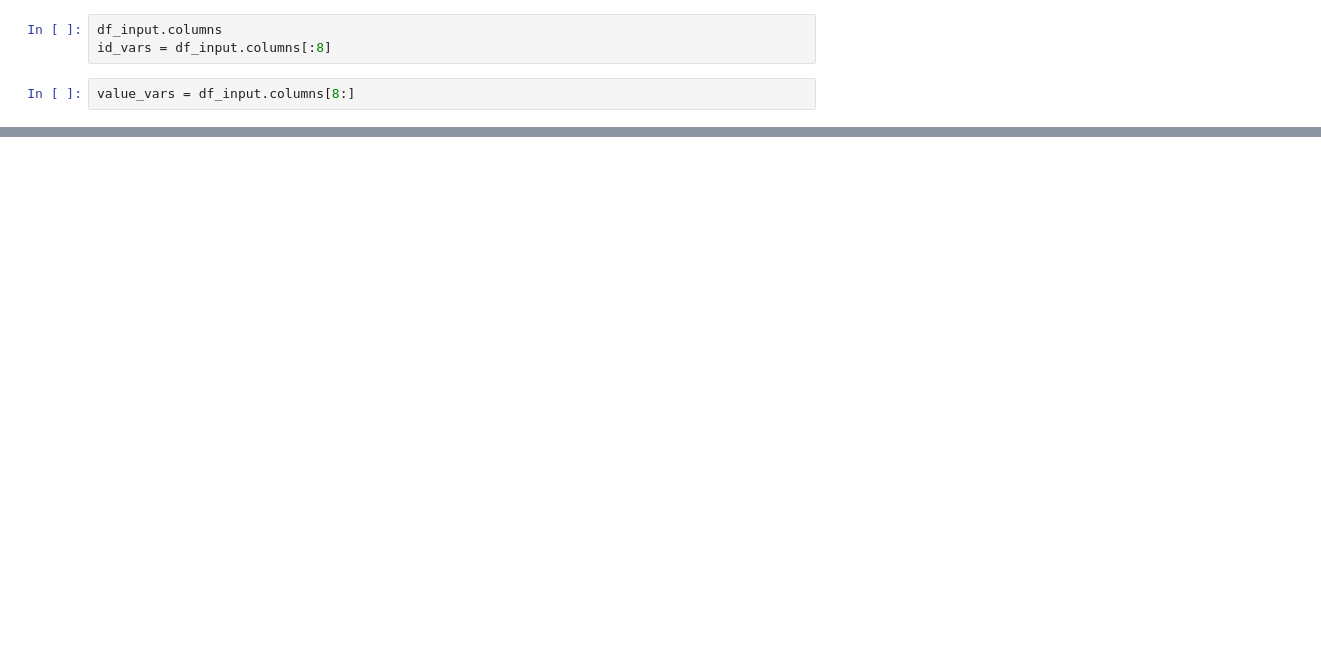
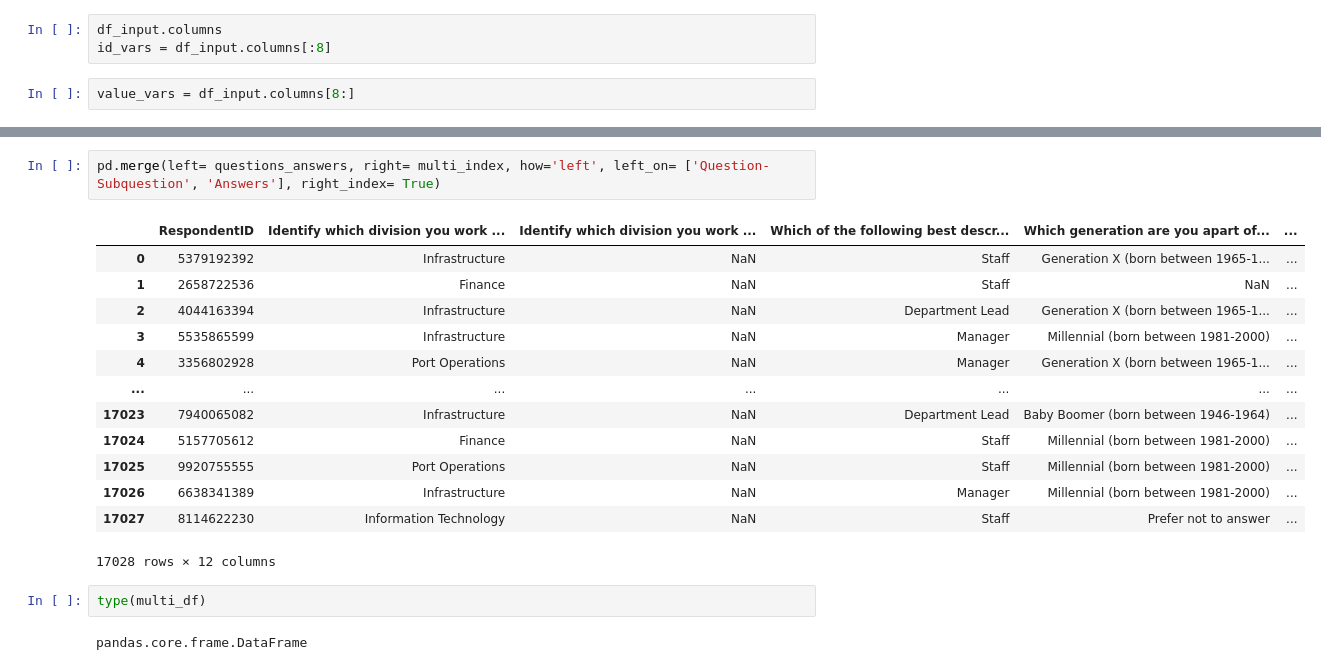
Before and after one commit to btsalau/Transforming-Servey-Data-With-Pandas, a Jupyter notebook: script.ipynb, the cells around one changed output, grey strips where cells are left out. Drawn from its saved outputs; the diff is of its cells as text; blank space fills up the shorter version.

```diff
--- a/script.ipynb
+++ b/script.ipynb
@@ -67,0 +191,20 @@ value_vars = df_input.columns[8:]
+# %%
+pd.merge(left= questions_answers, right= multi_index, how='left', left_on= ['Question-Subquestion', 'Answers'], right_index= True)
+# %% [output]
+|  | RespondentID | Identify which division you work ... | Identify which division you work ... | Which of the following best descr... | Which generation are you apart of... | ... |
+| 0 | 5379192392 | Infrastructure | NaN | Staff | Generation X (born between 1965-1... | ... |
+| 1 | 2658722536 | Finance | NaN | Staff | NaN | ... |
+| 2 | 4044163394 | Infrastructure | NaN | Department Lead | Generation X (born between 1965-1... | ... |
+| 3 | 5535865599 | Infrastructure | NaN | Manager | Millennial (born between 1981-2000) | ... |
+| 4 | 3356802928 | Port Operations | NaN | Manager | Generation X (born between 1965-1... | ... |
+| ... | ... | ... | ... | ... | ... | ... |
+| 17023 | 7940065082 | Infrastructure | NaN | Department Lead | Baby Boomer (born between 1946-1964) | ... |
+| 17024 | 5157705612 | Finance | NaN | Staff | Millennial (born between 1981-2000) | ... |
+| 17025 | 9920755555 | Port Operations | NaN | Staff | Millennial (born between 1981-2000) | ... |
+| 17026 | 6638341389 | Infrastructure | NaN | Manager | Millennial (born between 1981-2000) | ... |
+| 17027 | 8114622230 | Information Technology | NaN | Staff | Prefer not to answer | ... |
+17028 rows × 12 columns
+# %%
+type(multi_df)
+# %% [output]
+pandas.core.frame.DataFrame
```
Also changed, not shown: parts of 21 cells of this notebook, 4 other files.
